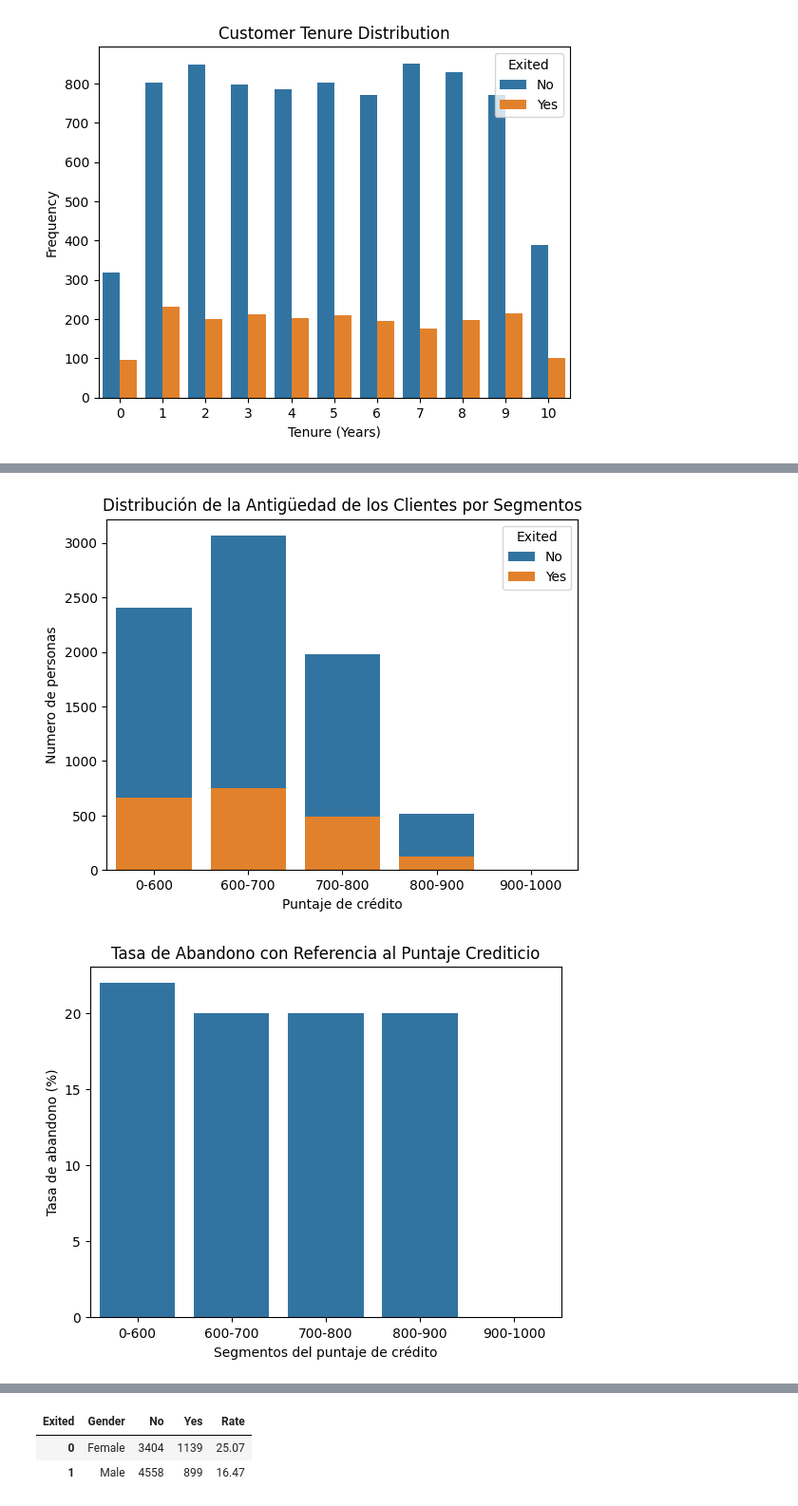
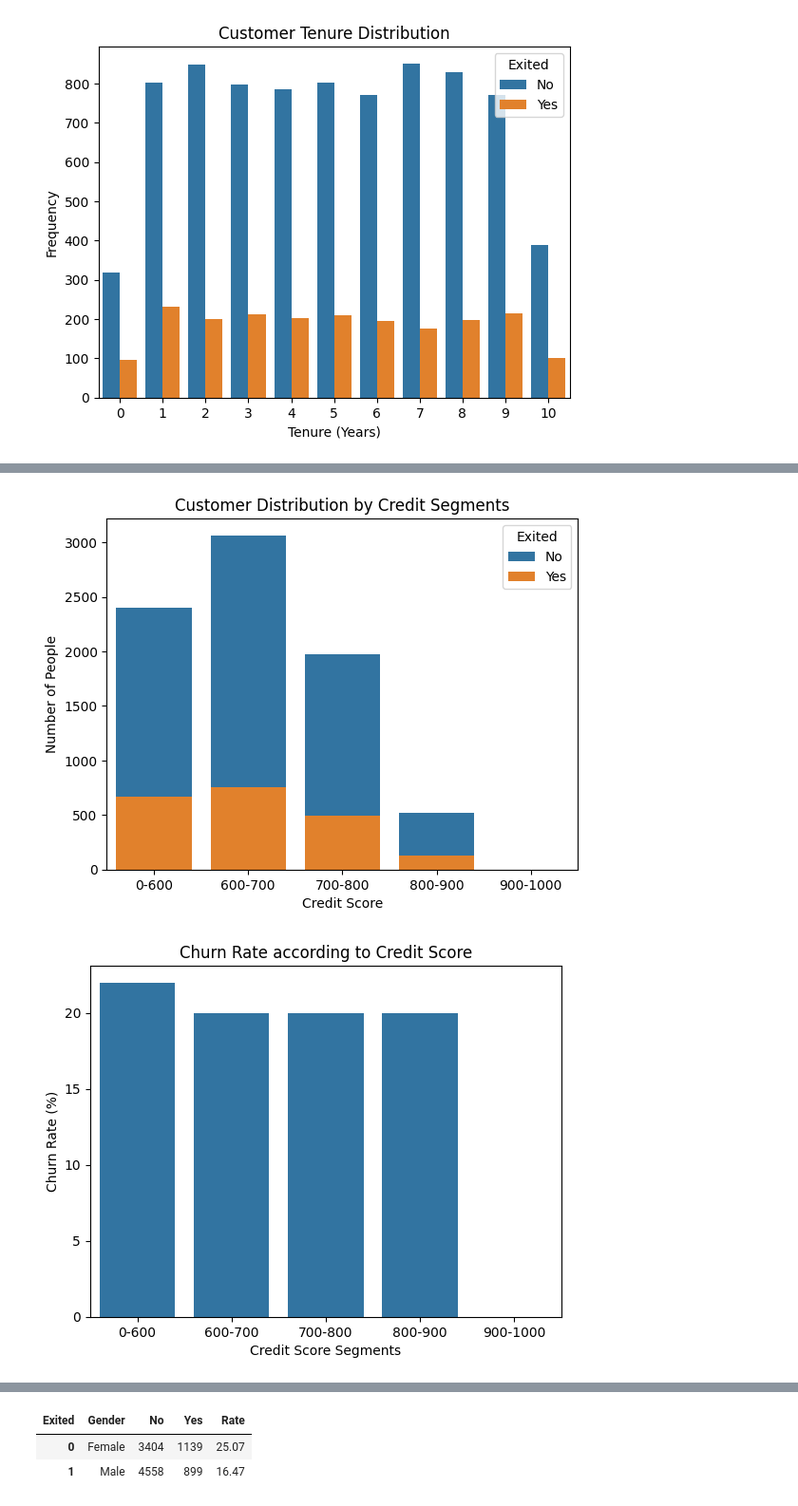
Before and after one commit to ju4n-avendanoa/Bank_Churn, a Jupyter notebook: main.ipynb, the cells around one changed output, grey strips where cells are left out. Shown at 95% size. Drawn from its saved outputs; the diff is of its cells as text; code cells hidden in the pictures.

```diff
--- a/main.ipynb
+++ b/main.ipynb
@@ -263,5 +267,5 @@ plt.show()
 # %%
-df['Tenure_Segment'] = pd.cut(df['Tenure'], bins=[-0.1,2,5,7,10], labels=['0-2 años', '2-5 años', '5-7 años', '7-10 años'])
+df['Tenure_Segment'] = pd.cut(df['Tenure'], bins=[-0.1, 2, 5, 7, 10], labels=['0-2 years', '2-5 years', '5-7 years', '7-10 years'])
 
 variable = df.groupby('Tenure_Segment')['Exited'].value_counts().unstack().reset_index()
 
@@ -269,9 +273,9 @@ print(variable)
 
 sns.barplot(x='Tenure_Segment', y='No', data=variable, label='No')
 sns.barplot(x='Tenure_Segment', y='Yes', data=variable, label='Yes')
-plt.title('Distribución de la Antigüedad de los Clientes por Segmentos')
-plt.ylabel('Numero de personas')
-plt.xlabel('Rango de años')
+plt.title('Customer Tenure Distribution by Segments')
+plt.ylabel('Number of People')
+plt.xlabel('Years Range')
 plt.legend(title='Exited')
 plt.show()
 # %% [output]
@@ -296,21 +300,21 @@ df['Credit_Segment'] = pd.cut(df['CreditScore'], bins=[0, 600, 700, 800, 900, 10
 
 abandono_creditscore = df.groupby(df.Credit_Segment).Exited.value_counts().unstack().reset_index()
 
-abandono_creditscore['Tasa_Abandono'] = ((abandono_creditscore.Yes /(abandono_creditscore.No + abandono_creditscore.Yes)) * 100).round()
+abandono_creditscore['Churn_Rate'] = ((abandono_creditscore.Yes / (abandono_creditscore.No + abandono_creditscore.Yes)) * 100).round()
 
 print(abandono_creditscore)
 
 sns.barplot(x='Credit_Segment', y='No', data=abandono_creditscore, label='No')
 sns.barplot(x='Credit_Segment', y='Yes', data=abandono_creditscore, label='Yes')
-plt.title('Distribución de la Antigüedad de los Clientes por Segmentos')
-plt.ylabel('Numero de personas')
-plt.xlabel('Puntaje de crédito')
+plt.title('Customer Distribution by Credit Segments')
+plt.ylabel('Number of People')
+plt.xlabel('Credit Score')
 plt.legend(title='Exited')
 plt.show()
 
-sns.barplot(x='Credit_Segment', y='Tasa_Abandono', data=abandono_creditscore)
-plt.title('Tasa de Abandono con Referencia al Puntaje Crediticio')
-plt.ylabel('Tasa de abandono (%)')
-plt.xlabel('Segmentos del puntaje de crédito')
+sns.barplot(x='Credit_Segment', y='Churn_Rate', data=abandono_creditscore)
+plt.title('Churn Rate according to Credit Score')
+plt.ylabel('Churn Rate (%)')
+plt.xlabel('Credit Score Segments')
 plt.show()
 # %% [output]
@@ -323,2 +327,2 @@ Exited Credit_Segment    No  Yes  Tasa_Abandono
-[figure, old version]
+[figure, new version]
-[figure, old version]
+[figure, new version]
```
Also changed, not shown: parts of 22 cells of this notebook.
